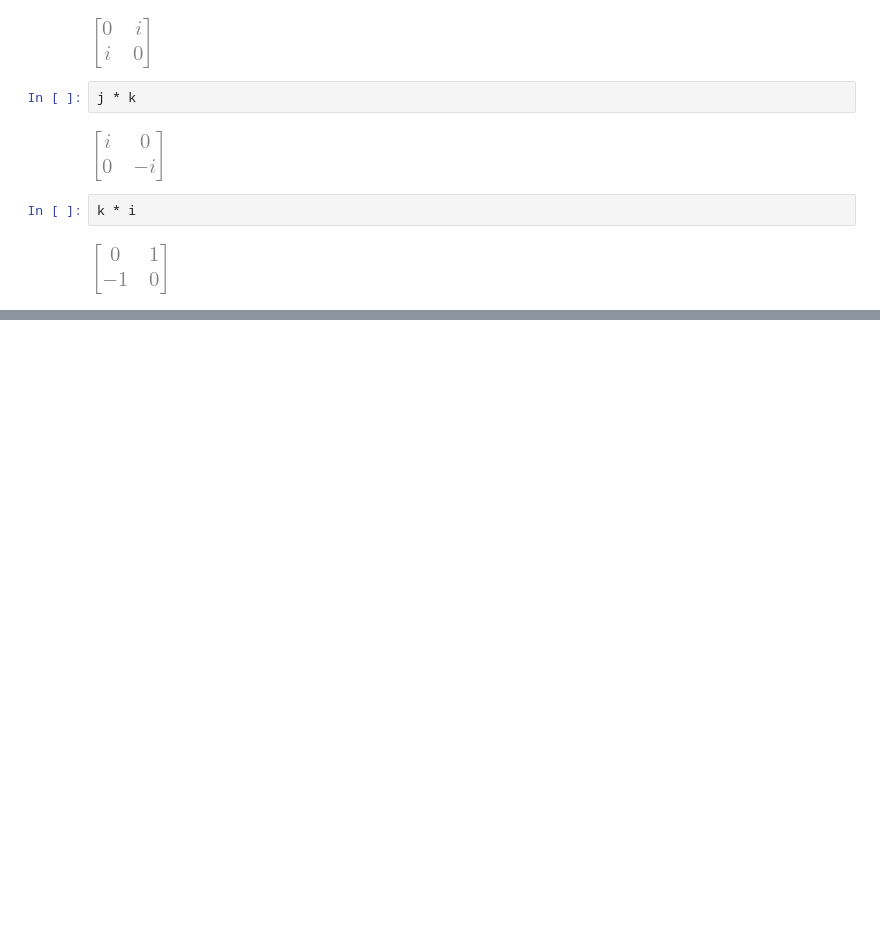
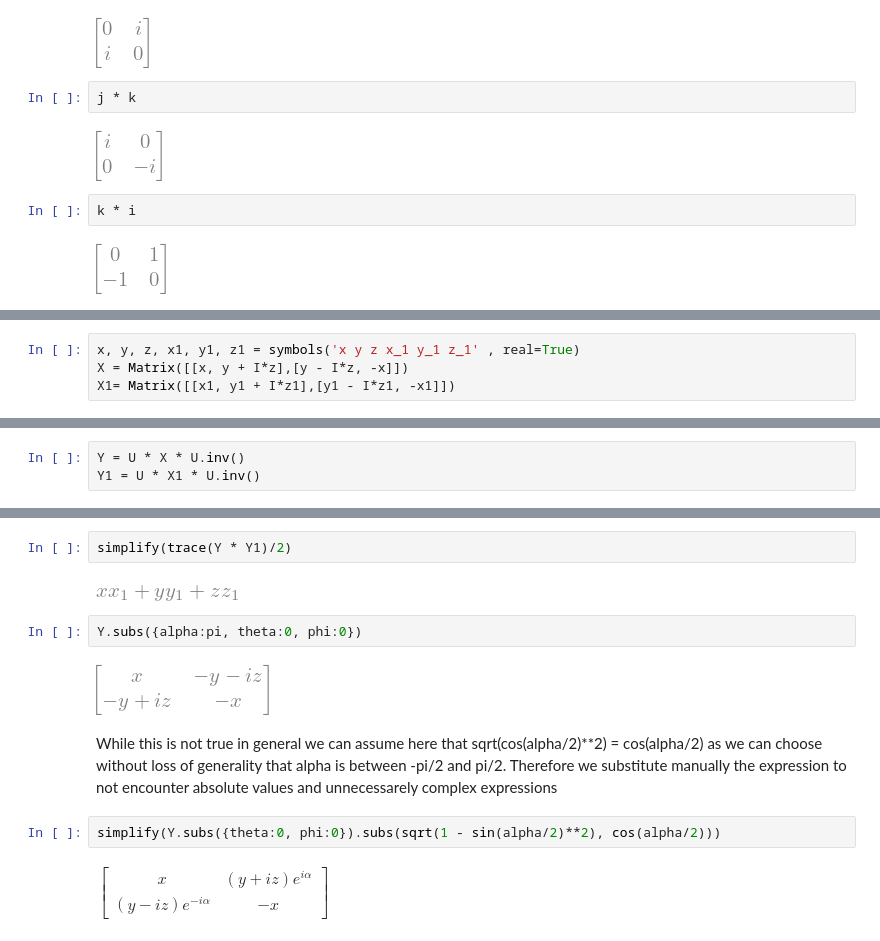
Before and after one commit to dani0805/LieGroupsExamples, a Jupyter notebook: SU2SO3.ipynb, the cells around one changed output, grey strips where cells are left out. Saved outputs shown, nothing was run; the diff lists cells and outputs as text; blank space fills up the shorter version.

```diff
--- a/SU2SO3.ipynb
+++ b/SU2SO3.ipynb
@@ -70,0 +82,4 @@ k * i
+# %%
+x, y, z, x1, y1, z1 = symbols('x y z x_1 y_1 z_1' , real=True)
+X = Matrix([[x, y + I*z],[y - I*z, -x]])
+X1= Matrix([[x1, y1 + I*z1],[y1 - I*z1, -x1]])
@@ -70,0 +98,3 @@ k * i
+# %%
+Y = U * X * U.inv()
+Y1 = U * X1 * U.inv()
@@ -70,0 +123,16 @@ k * i
+# %%
+simplify(trace(Y * Y1)/2)
+# %% [output]
+[figure, added]
+# %%
+Y.subs({alpha:pi, theta:0, phi:0})
+# %% [output]
+[figure, added]
+# %% [markdown]
+While this is not true in general we can assume here that sqrt(cos(alpha/2)**2) = cos(alpha/2) as we can choose without
+loss of generality that alpha is between -pi/2 and pi/2. Therefore we substitute manually the expression to not encounter
+absolute values and unnecessarely complex expressions
+# %%
+simplify(Y.subs({theta:0, phi:0}).subs(sqrt(1 - sin(alpha/2)**2), cos(alpha/2)))
+# %% [output]
+$\displaystyle \left[\begin{matrix}x & \left(y + i z\right) e^{i 𝛼}\\\left(y - i z\right) e^{- i 𝛼} & - x\end{matrix}\right]$
```
Also changed, not shown: parts of 14 cells of this notebook.
